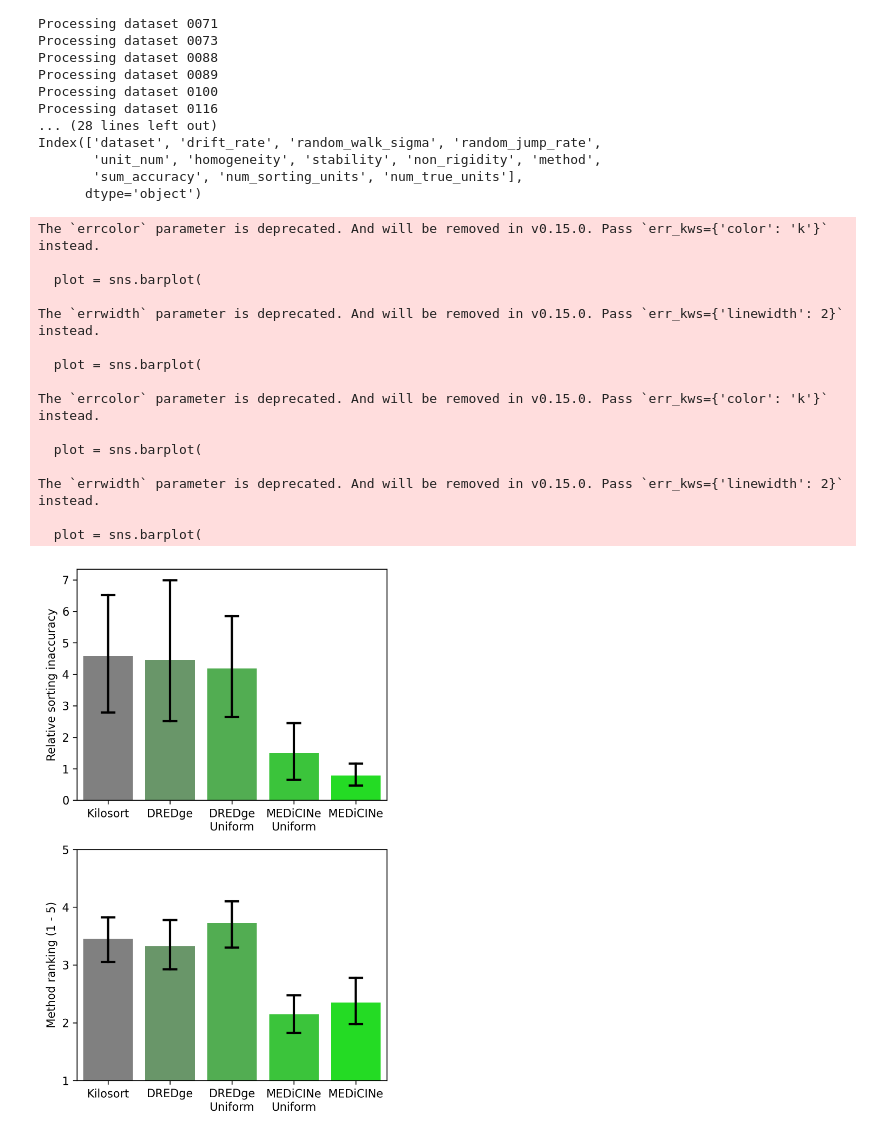
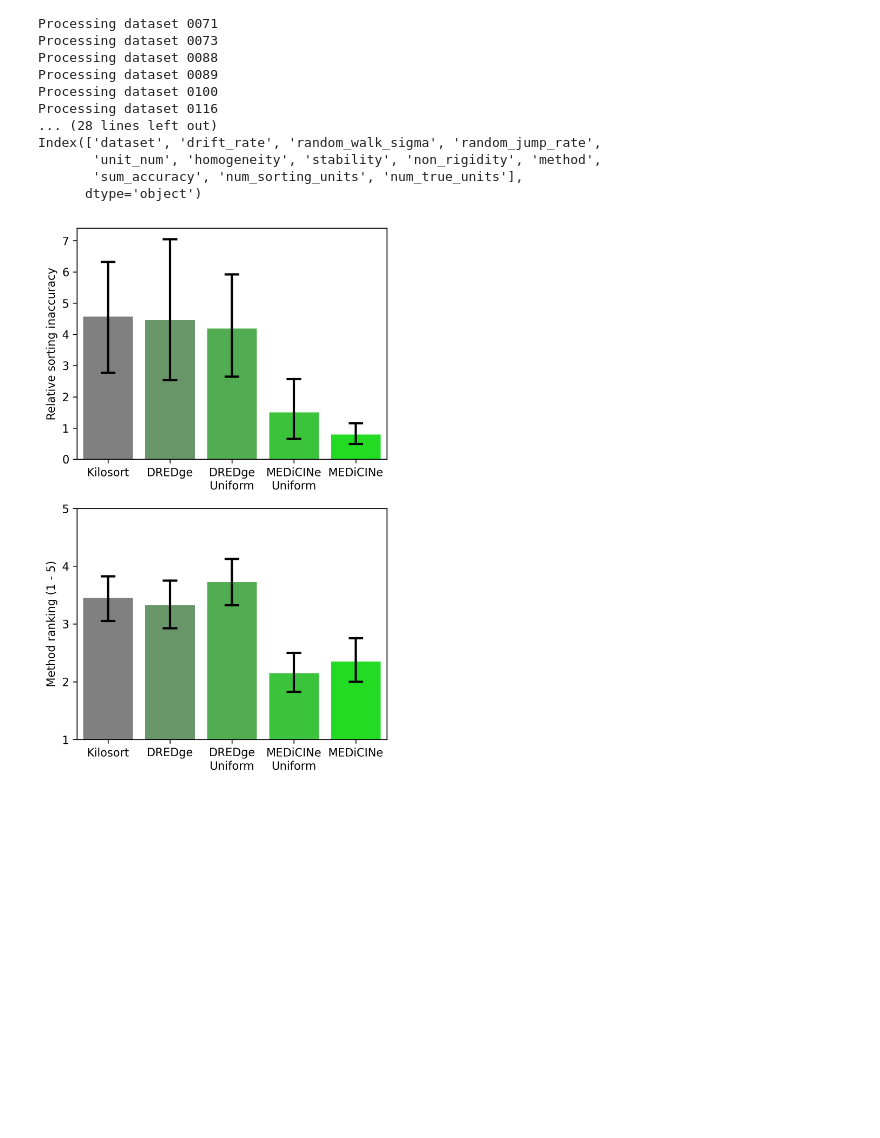
Before and after one commit to jazlab/medicine_paper, a Jupyter notebook: figures/spike_sorting_results.ipynb, the cells around one changed output. Cells and saved outputs as stored; diff of their text form; code cells hidden in the pictures; blank space fills up the shorter version.

```diff
--- a/figures/spike_sorting_results.ipynb
+++ b/figures/spike_sorting_results.ipynb
@@ -169,41 +169,31 @@ for dataset in results_df.dataset.unique():
 # %%
 """Make plot."""
 
 fig, axes = plt.subplots(2, 1, figsize=(4.5, 7), dpi=300)
 
 for ax, key in zip(axes, ['sum_accuracy_residual', 'method_ranking']):
     plot = sns.barplot(
+        ax=ax,
+        data=results_df,
         y=key,
         x='method',
         order=METHODS,
-        hue='method', data=results_df, ax=ax, palette=PALETTE,
-        hue_order=METHODS, legend=False,
-        capsize=0.2, errwidth=2, errcolor='k',
+        hue='method',
+        palette=PALETTE,
+        hue_order=METHODS,
+        legend=False,
+        capsize=0.2,
+        err_kws={'color': 'k', 'linewidth': 2},
     )
 axes[0].set_ylabel('Relative sorting inaccuracy')
 axes[1].set_ylabel('Method ranking (1 - 5)')
 axes[1].set_ylim(1, len(METHODS))
 axes[1].set_yticks(np.arange(1, len(METHODS) + 1))
 for ax in axes:
     handles, labels = ax.get_legend_handles_labels()
     ax.set_xticks([bar.get_x() + 0.5 * bar.get_width() for bar in ax.patches])
     ax.set_xticklabels([METHOD_NAMES[method] for method in METHODS], rotation=0)
     ax.set_xlabel('')
 fig.tight_layout()
 # %% [output]
-The `errcolor` parameter is deprecated. And will be removed in v0.15.0. Pass `err_kws={'color': 'k'}` instead.
-
-  plot = sns.barplot(
-
-The `errwidth` parameter is deprecated. And will be removed in v0.15.0. Pass `err_kws={'linewidth': 2}` instead.
-
-  plot = sns.barplot(
-
-The `errcolor` parameter is deprecated. And will be removed in v0.15.0. Pass `err_kws={'color': 'k'}` instead.
-
-  plot = sns.barplot(
-
-The `errwidth` parameter is deprecated. And will be removed in v0.15.0. Pass `err_kws={'linewidth': 2}` instead.
-
-  plot = sns.barplot(
-[figure, old version]
+[figure, new version]
```
Also changed, not shown: 2 other files.
